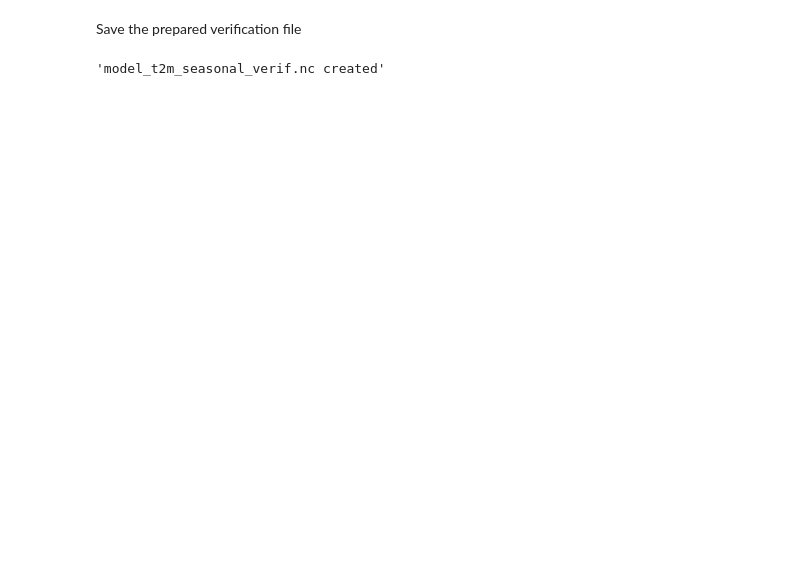
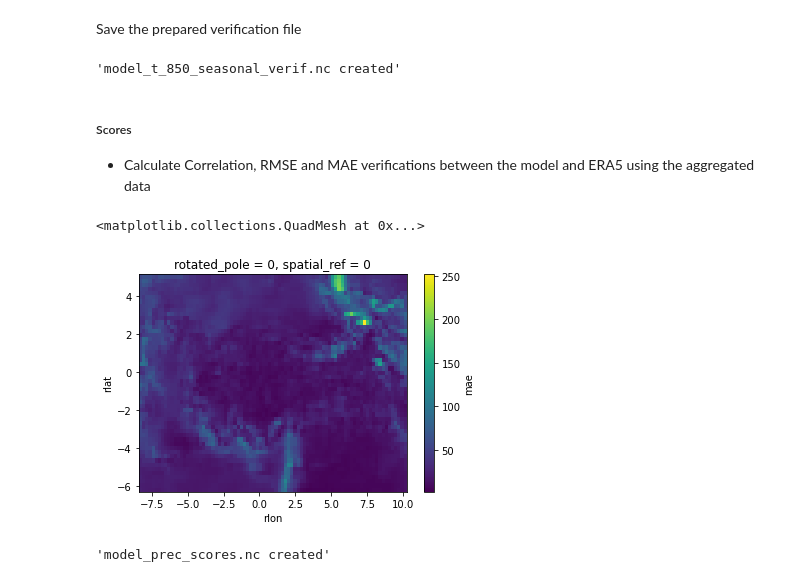
Before and after one commit to berkaydonmezs/climate-modeling-course-project, a Jupyter notebook: src/model_verification.ipynb, the cells around one changed output. Drawn from its saved outputs; the diff is of its cells as text; code cells hidden in the pictures; blank space fills up the shorter version.

```diff
--- a/src/model_verification.ipynb
+++ b/src/model_verification.ipynb
@@ -116,7 +131,33 @@ da_seasonal_verif.sel(season="DJF").plot()
 Save the prepared verification file
 # %%
 prepath = 'data/post_processed/'
-util.save_verif_file(da=da_seasonal_verif, var=var,
+util.save_verif_file(da=da_seasonal_verif, var=var, level=level,
                      prepath=prepath, verif_type='seasonal')
 # %% [output]
-'model_t2m_seasonal_verif.nc created'
+'model_t_850_seasonal_verif.nc created'
+# %% [markdown]
+##### Scores
+
+- Calculate Correlation, RMSE and MAE verifications between the model and ERA5 using the aggregated data
+# %%
+ds_rmse = xskillscore.rmse(da_model_aggr, da_era_aggr, dim='time')
+ds_mae = xskillscore.mae(da_model_aggr, da_era_aggr, dim='time')
+ds_corr = xskillscore.pearson_r(da_model_aggr, da_era_aggr, dim='time')
+# %%
+ds_rmse.name = "rmse"
+ds_mae.name = "mae"
+ds_corr.name = "corr"
+# %%
+# merge scores in a single dataset
+merged_scores = xr.merge([ds_rmse, ds_mae, ds_corr])
+# %%
+merged_scores['mae'].plot()
+# %% [output]
+<matplotlib.collections.QuadMesh at 0x...>
+[figure, added]
+# %%
+prepath = 'data/post_processed/'
+util.save_score_file(ds=merged_scores, var=var,
+                     level=level, prepath=prepath, )
+# %% [output]
+'model_prec_scores.nc created'
```
Also changed, not shown: parts of 8 cells of this notebook, 4 other files.
